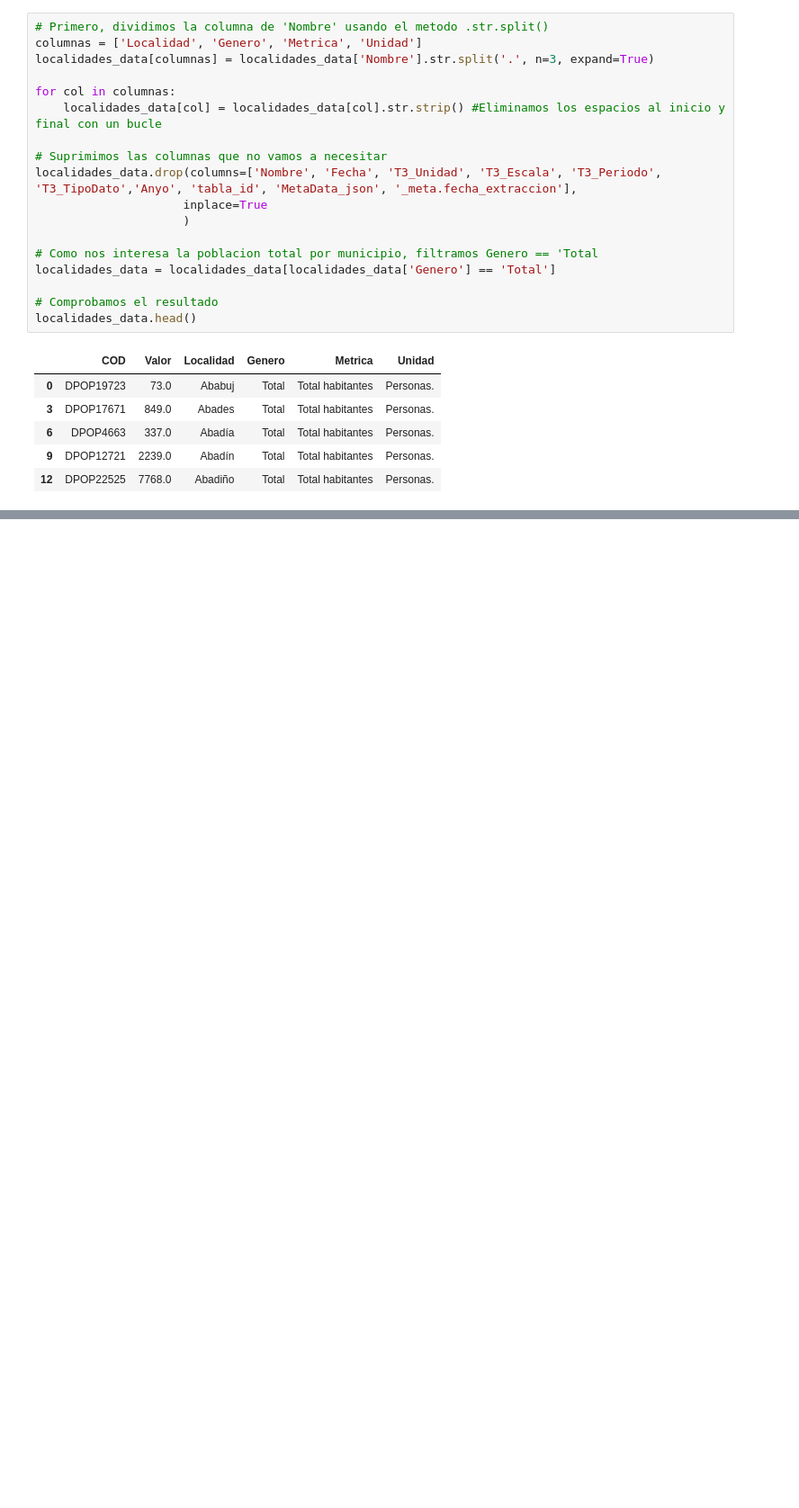
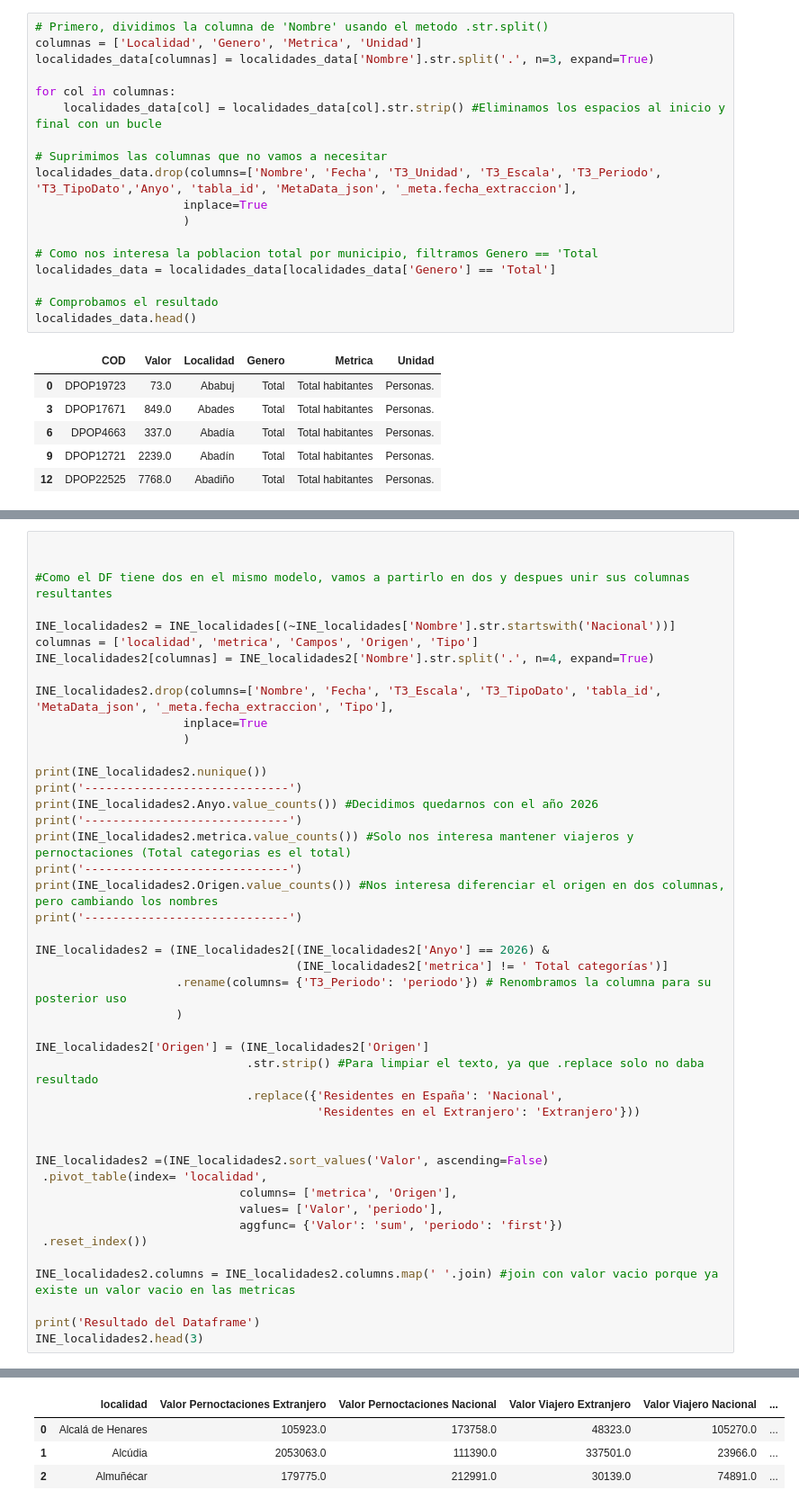
Before and after one commit to manuss05/TUI-AI-DASHBOARD-TFM, a Jupyter notebook: revision_datos.ipynb, the cells around one changed output, grey strips where cells are left out. Shown at 90% size. Saved outputs shown, nothing was run; the diff lists cells and outputs as text; blank space fills up the shorter version.

Commit message:
update 30.08.2026 -- DataFrames leidos en el notebook

```diff
--- a/revision_datos.ipynb
+++ b/revision_datos.ipynb
@@ -175,0 +184,45 @@ localidades_data.head()
+# %%
+
+
+#Como el DF tiene dos en el mismo modelo, vamos a partirlo en dos y despues unir sus columnas resultantes
+
+INE_localidades2 = INE_localidades[(~INE_localidades['Nombre'].str.startswith('Nacional'))]
+columnas = ['localidad', 'metrica', 'Campos', 'Origen', 'Tipo']
+INE_localidades2[columnas] = INE_localidades2['Nombre'].str.split('.', n=4, expand=True)
+
+INE_localidades2.drop(columns=['Nombre', 'Fecha', 'T3_Escala', 'T3_TipoDato', 'tabla_id', 'MetaData_json', '_meta.fecha_extraccion', 'Tipo'],
+                     inplace=True
+                     )
+
+print(INE_localidades2.nunique())
+print('-----------------------------')
+print(INE_localidades2.Anyo.value_counts()) #Decidimos quedarnos con el año 2026
+print('-----------------------------')
+print(INE_localidades2.metrica.value_counts()) #Solo nos interesa mantener viajeros y pernoctaciones (Total categorias es el total)
+print('-----------------------------')
+print(INE_localidades2.Origen.value_counts()) #Nos interesa diferenciar el origen en dos columnas, pero cambiando los nombres
+print('-----------------------------')
+
+INE_localidades2 = (INE_localidades2[(INE_localidades2['Anyo'] == 2026) &
+                                     (INE_localidades2['metrica'] != ' Total categorías')]
+                    .rename(columns= {'T3_Periodo': 'periodo'}) # Renombramos la columna para su posterior uso
+                    )
+
+INE_localidades2['Origen'] = (INE_localidades2['Origen']
+                              .str.strip() #Para limpiar el texto, ya que .replace solo no daba resultado
+                              .replace({'Residentes en España': 'Nacional',
+                                        'Residentes en el Extranjero': 'Extranjero'}))
+
+
+INE_localidades2 =(INE_localidades2.sort_values('Valor', ascending=False)
+ .pivot_table(index= 'localidad',
+                             columns= ['metrica', 'Origen'],
+                             values= ['Valor', 'periodo'],
+                             aggfunc= {'Valor': 'sum', 'periodo': 'first'})
+ .reset_index())
+
+INE_localidades2.columns = INE_localidades2.columns.map(' '.join) #join con valor vacio porque ya existe un valor vacio en las metricas
+
+print('Resultado del Dataframe')
+INE_localidades2.head(3)
+# %% [output]
@@ -175,0 +246,4 @@ localidades_data.head()
+|  | localidad | Valor Pernoctaciones Extranjero | Valor Pernoctaciones Nacional | Valor Viajero Extranjero | Valor Viajero Nacional | ... |
+| 0 | Alcalá de Henares | 105923.0 | 173758.0 | 48323.0 | 105270.0 | ... |
+| 1 | Alcúdia | 2053063.0 | 111390.0 | 337501.0 | 23966.0 | ... |
+| 2 | Almuñécar | 179775.0 | 212991.0 | 30139.0 | 74891.0 | ... |
```
Also changed, not shown: parts of 12 cells of this notebook.
